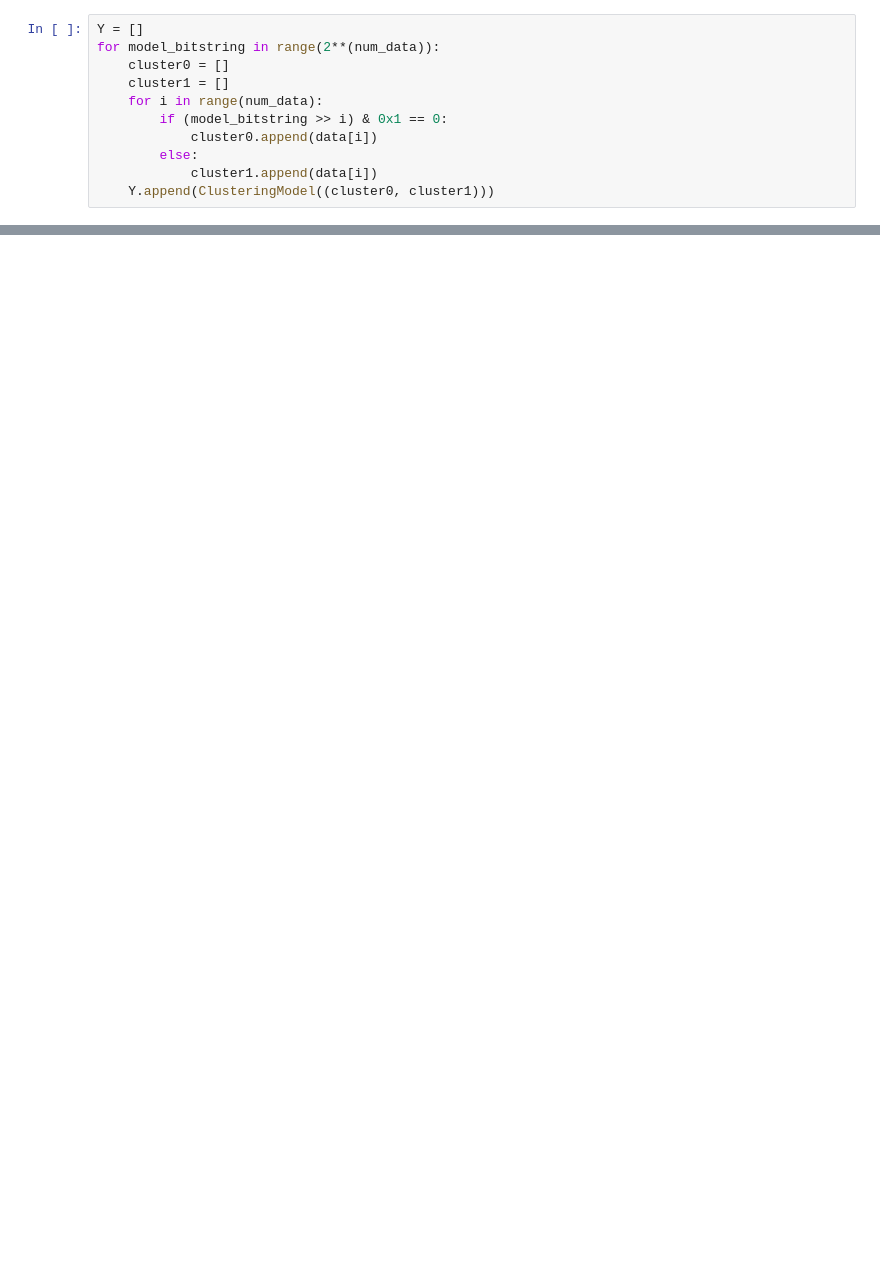
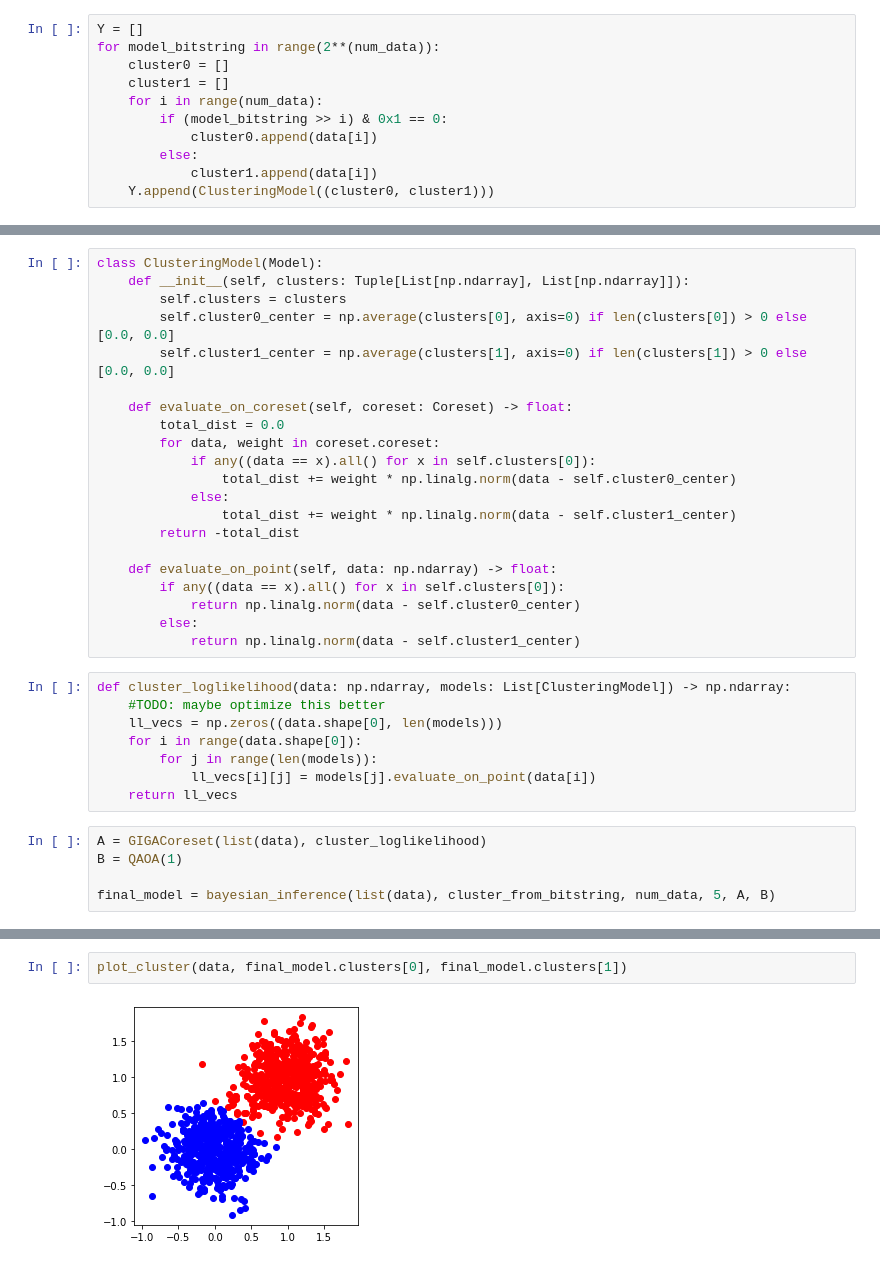
Before and after one commit to jviszlai/Bayesian-inference-coresets, a Jupyter notebook: 2MeansExperiments.ipynb, the cells around one changed output, grey strips where cells are left out. Drawn from its saved outputs; the diff is of its cells as text; blank space fills up the shorter version.

```diff
--- a/2MeansExperiments.ipynb
+++ b/2MeansExperiments.ipynb
@@ -197,0 +239,34 @@ plot_cluster(data, final_model.clusters[0], final_model.clusters[1])
+# %%
+class ClusteringModel(Model):
+    def __init__(self, clusters: Tuple[List[np.ndarray], List[np.ndarray]]):
+        self.clusters = clusters
+        self.cluster0_center = np.average(clusters[0], axis=0) if len(clusters[0]) > 0 else [0.0, 0.0]
+        self.cluster1_center = np.average(clusters[1], axis=0) if len(clusters[1]) > 0 else [0.0, 0.0]
+
+    def evaluate_on_coreset(self, coreset: Coreset) -> float:
+        total_dist = 0.0
+        for data, weight in coreset.coreset:
+            if any((data == x).all() for x in self.clusters[0]):
+                total_dist += weight * np.linalg.norm(data - self.cluster0_center)
+            else:
+                total_dist += weight * np.linalg.norm(data - self.cluster1_center)
+        return -total_dist
+
+    def evaluate_on_point(self, data: np.ndarray) -> float:
+        if any((data == x).all() for x in self.clusters[0]):
+            return np.linalg.norm(data - self.cluster0_center)
+        else:
+            return np.linalg.norm(data - self.cluster1_center)
+# %%
+def cluster_loglikelihood(data: np.ndarray, models: List[ClusteringModel]) -> np.ndarray:
+    #TODO: maybe optimize this better
+    ll_vecs = np.zeros((data.shape[0], len(models)))
+    for i in range(data.shape[0]):
+        for j in range(len(models)):
+            ll_vecs[i][j] = models[j].evaluate_on_point(data[i])
+    return ll_vecs
+# %%
+A = GIGACoreset(list(data), cluster_loglikelihood)
+B = QAOA(1)
+
+final_model = bayesian_inference(list(data), cluster_from_bitstring, num_data, 5, A, B)
@@ -197,0 +291,4 @@ plot_cluster(data, final_model.clusters[0], final_model.clusters[1])
+# %%
+plot_cluster(data, final_model.clusters[0], final_model.clusters[1])
+# %% [output]
+[figure, added]
```
Also changed, not shown: parts of 16 cells of this notebook, 7 other files.
